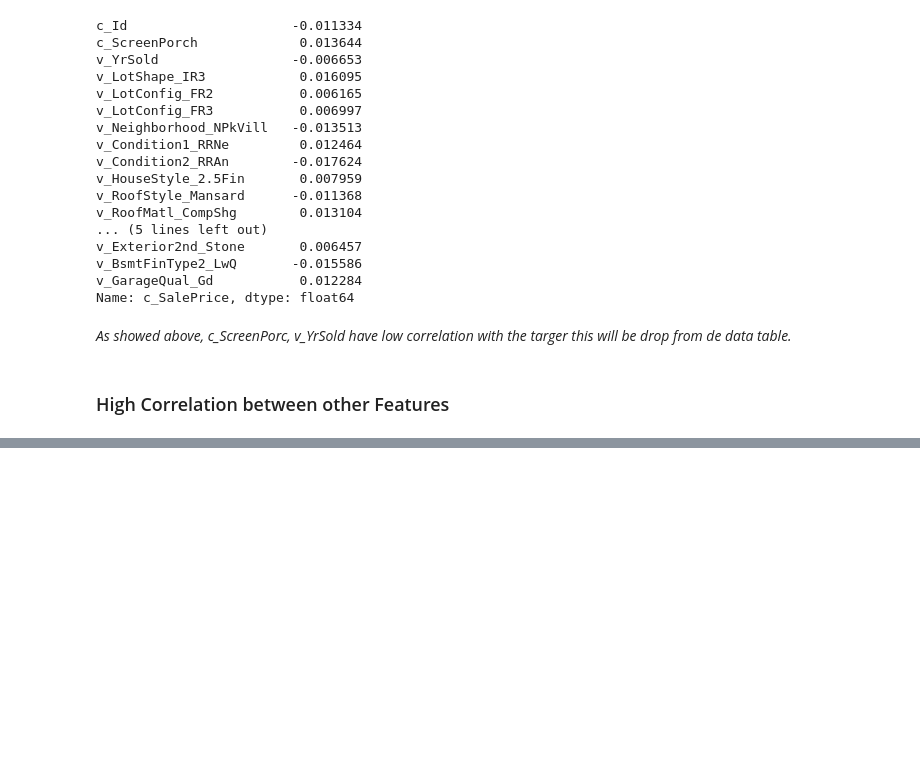
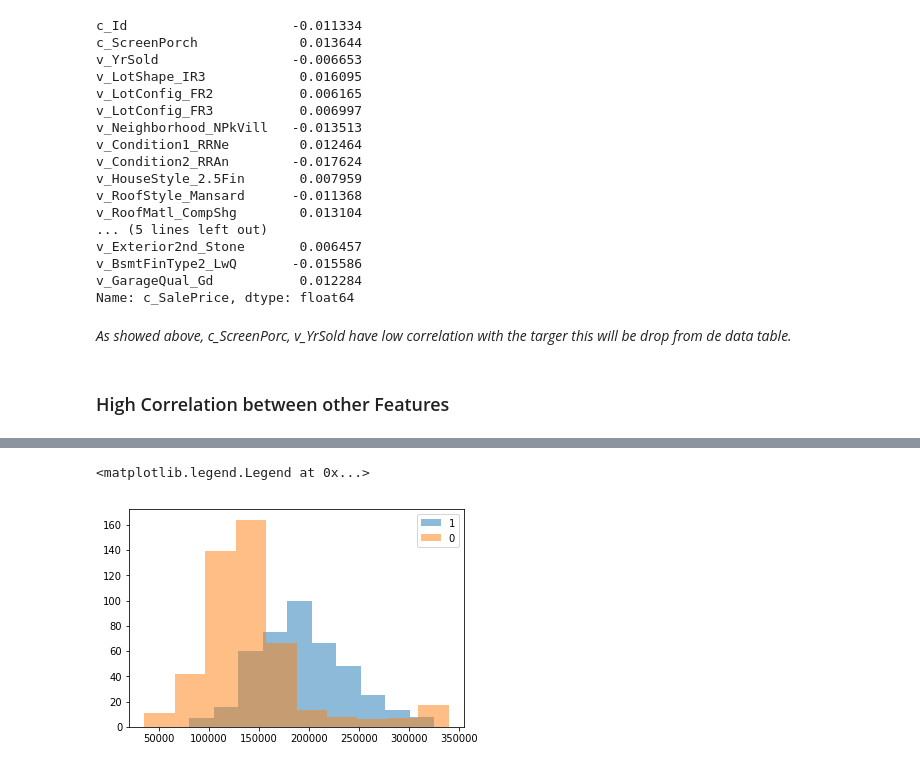
Before and after one commit to edco17/kaggle_house, a Jupyter notebook: Regression_Kaggle.ipynb, the cells around one changed output, grey strips where cells are left out. Saved outputs shown, nothing was run; the diff lists cells and outputs as text; code cells hidden in the pictures; blank space fills up the shorter version.

```diff
--- a/Regression_Kaggle.ipynb
+++ b/Regression_Kaggle.ipynb
@@ -282,0 +300,10 @@ _Just 11 features were eliminated, this leaves the table with 63 features_
+# %%
+var_1 = data[data['v_BsmtQual_Gd'] == 1]['c_SalePrice']
+var_0 = data[data['v_BsmtQual_Gd'] == 0]['c_SalePrice']
+# %%
+plt.hist(var_1, alpha = .5)
+plt.hist(var_0, alpha = .5)
+plt.legend([1,0])
+# %% [output]
+<matplotlib.legend.Legend at 0x...>
+[figure, added]
```
Also changed, not shown: parts of 22 cells of this notebook.
